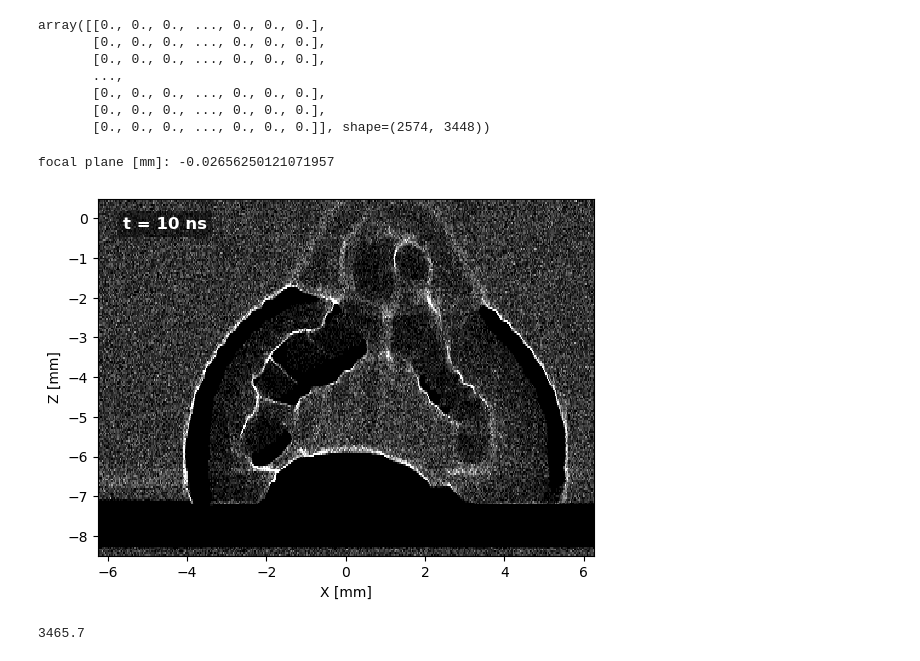
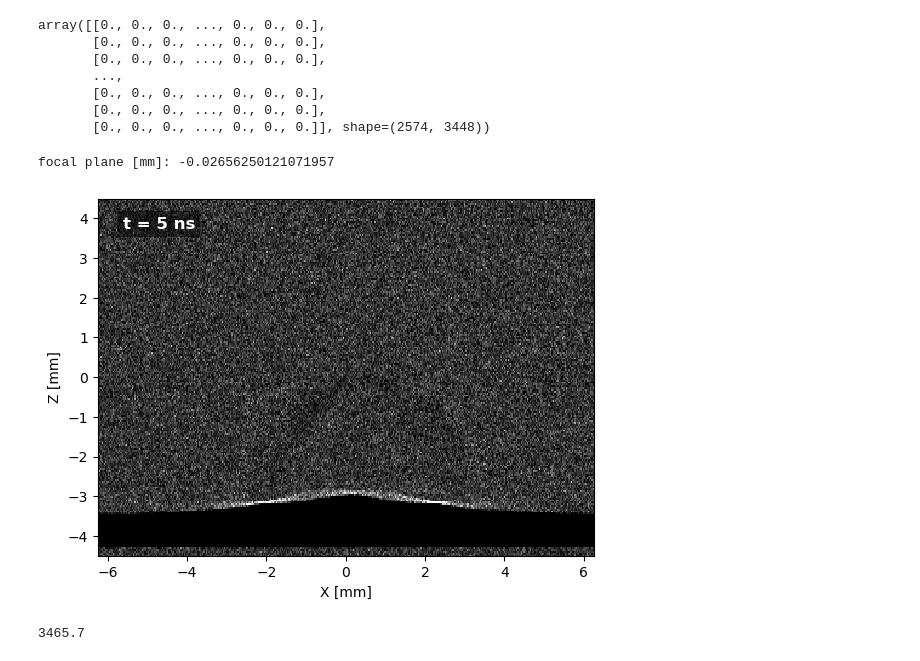
Before and after one commit to alextimoney/LIONZ_MagShockZ, a Jupyter notebook: particle_tracking/shadowgraphy_3d_images.ipynb, the cells around one changed output. Cells and saved outputs as stored; diff of their text form; code cells hidden in the pictures.

```diff
--- a/particle_tracking/shadowgraphy_3d_images.ipynb
+++ b/particle_tracking/shadowgraphy_3d_images.ipynb
@@ -14,9 +17,9 @@ import ray_transfer_matrix as rtm
 # Get data
 import yt.units
 
-ray_trace_dir = '../../traces/3d_noshield/raytrace_0039'
+ray_trace_dir = '../../traces/3d_noshield_scaledens/raytrace_0019_10e-2'
 # ray_trace_dir = '/home/timoney/scratch/timoney/MagShockZ/traces/3d_aperture/raytrace_0039_v1'
-output_dir = '/home/timoney/scratch/timoney/MagShockZ/images/sh_3d_noshield'
+output_dir = '/home/timoney/scratch/timoney/MagShockZ/images/sh_2d_shield_rot'
 
 metadata = {}
 raytrace_metadata = ray_trace_dir + '/metadata.txt'
@@ -115,36 +118,37 @@ fig, axs = plt.subplots()
 cm='gray'
 #clim=[0,15]
 
 vmin=np.percentile(sh.H, 5)
 vmax=np.percentile(sh.H,90)
 
 clim=(0,vmax*3) # trial and error
 sh.plot(axs, cmap=cm, clim=clim)
 
 # add in time step
 time_ns = ds.current_time.in_units('ns').v
 axs.text(0.05, 0.95, f't = {time_ns:.0f} ns',
          transform=axs.transAxes,
          color='white',
          fontsize=12,
          fontweight='bold',
          verticalalignment='top',
          bbox=dict(facecolor='black', alpha=0.5, edgecolor='none')) # Adds a readable background box
 
 #offset_mm = 0
 #sh_focused = rtm.LIONZ_approx(r0 = rf, Lx = 15, Ly = 17, focal_plane = 0, L=Lens_FL, R=Lens_Rad)
 #sh_focused.solve(d1=d1,d2=d2)
 #sh_focused.histogram(bin_scale = 7)
 plt.ylabel('Z [mm]')
 plt.xlabel('X [mm]')
-plt.ylim(-8.5, 0.5)
+plt.ylim(-4.5, 4.5)
 plt.xlim(-6.25, 6.25)
-plt.savefig(f'{output_dir}/sh_3d_t={time_ns:.0f}.png', bbox_inches='tight')
+plt.show()
+# plt.savefig(f'{output_dir}/sh_3d_t={time_ns:.0f}.png', bbox_inches='tight')
 # plt.savefig(f'{output_dir}/sh_3d_t={time_ns:.0f}_fp={np.round(focal_plane+offset_mm,2)}.png', bbox_inches='tight')
 # plt.savefig(f'{output_dir}/sh_t_{time_ns:.0f}ns_fp_{np.round(focal_plane+offset_mm,2)}.png', bbox_inches='tight')
 # %% [output]
 focal plane [mm]: -0.02656250121071957
-[figure, old version]
+[figure, new version]
 # %%
 focal_plane = 0
 offset_mm = 0 # offset for focusing
```
Also changed, not shown: parts of 2 cells of this notebook, 3 other files.
